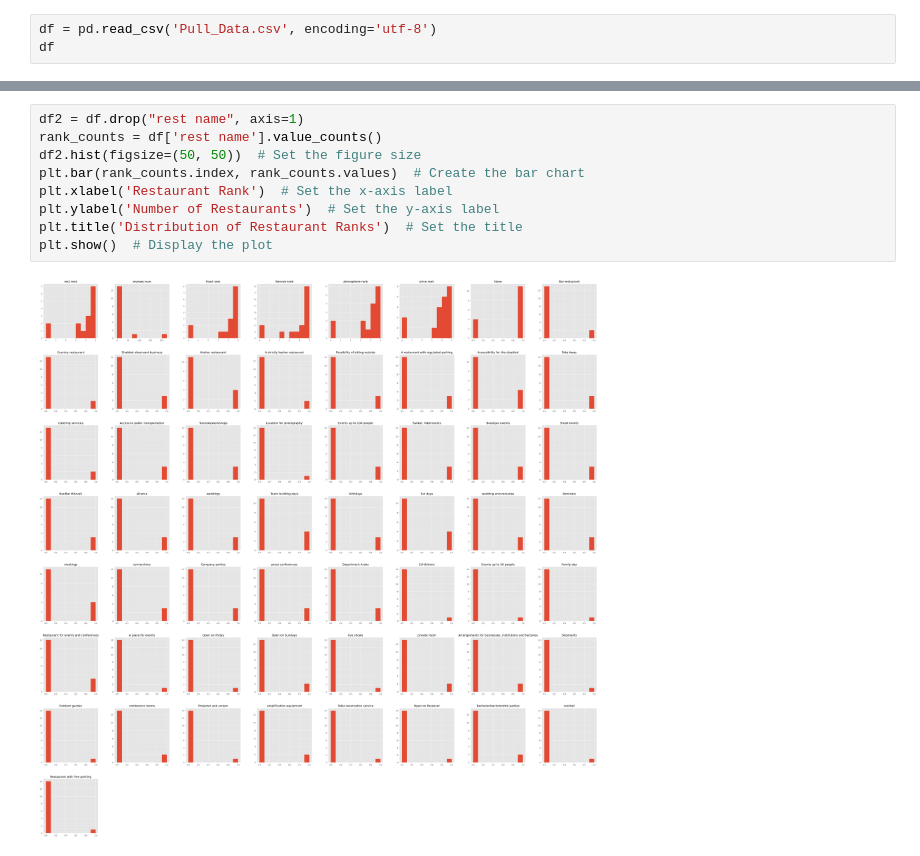
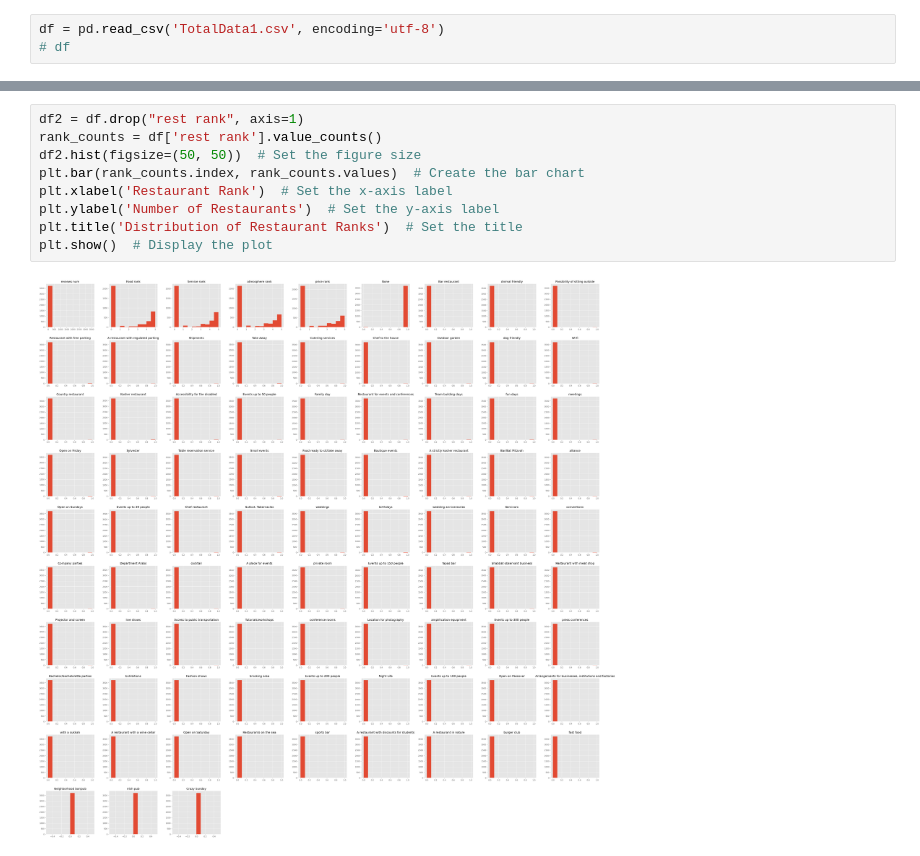
Before and after one commit to Arielmm24/Data-Research, a Jupyter notebook: EDA.ipynb, the cells around one changed output, grey strips where cells are left out. Drawn from its saved outputs; the diff is of its cells as text.

```diff
--- a/EDA.ipynb
+++ b/EDA.ipynb
@@ -29,3 +37,3 @@ from deep_translator import GoogleTranslator
 # %%
-df = pd.read_csv('Pull_Data.csv', encoding='utf-8')
-df
+df = pd.read_csv('TotalData1.csv', encoding='utf-8')
+# df
@@ -49,14 +40,14 @@ df
 # %%
-df2 = df.drop("rest name", axis=1)
-rank_counts = df['rest name'].value_counts()
+df2 = df.drop("rest rank", axis=1)
+rank_counts = df['rest rank'].value_counts()
 df2.hist(figsize=(50, 50))  # Set the figure size
 plt.bar(rank_counts.index, rank_counts.values)  # Create the bar chart
 plt.xlabel('Restaurant Rank')  # Set the x-axis label
 plt.ylabel('Number of Restaurants')  # Set the y-axis label
 plt.title('Distribution of Restaurant Ranks')  # Set the title
 plt.show()  # Display the plot
 # %% [output]
-[figure, old version]
+[figure, new version]
 # %%
 df['rest rank'].value_counts().plot(kind='pie')
 # %% [output]
```
Also changed, not shown: parts of 11 cells of this notebook, 20 other files.
